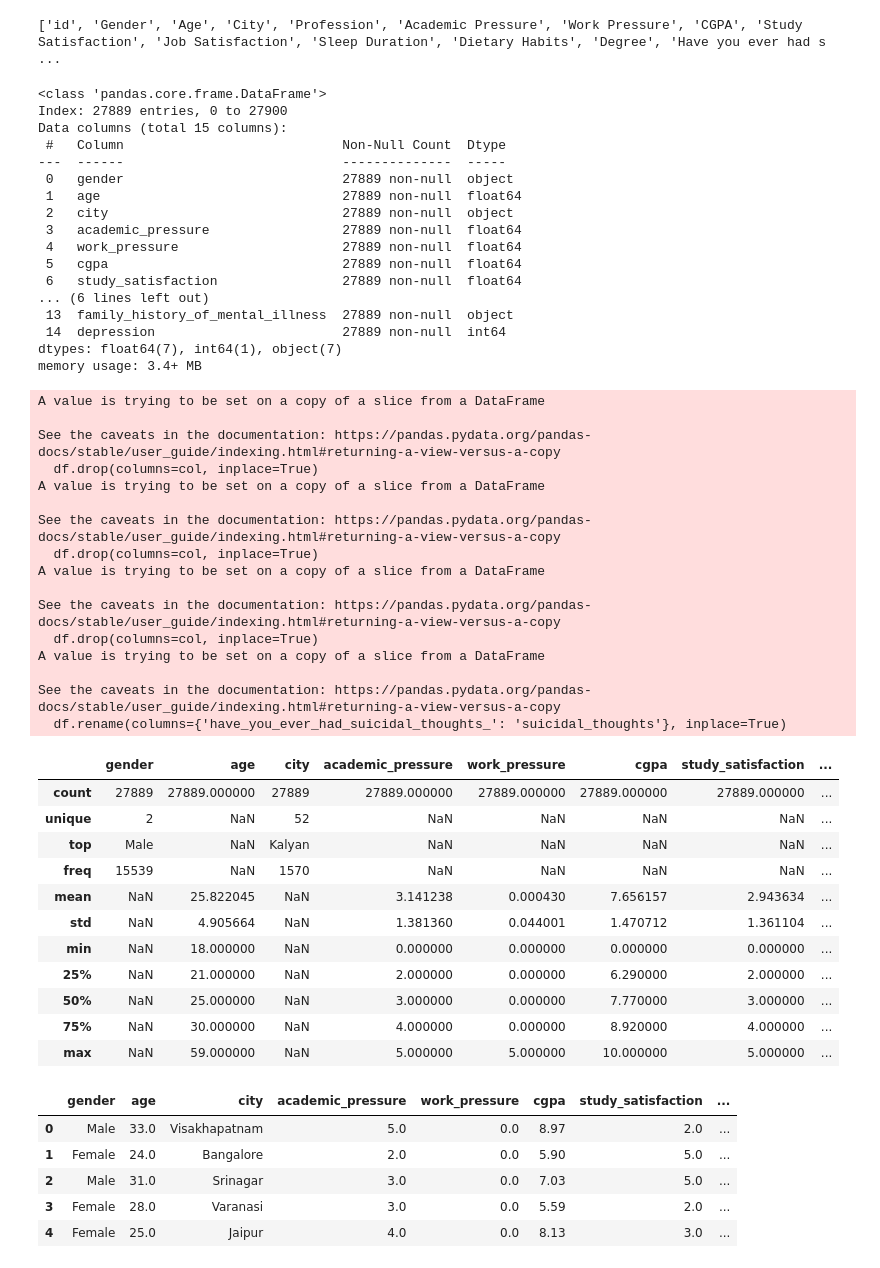
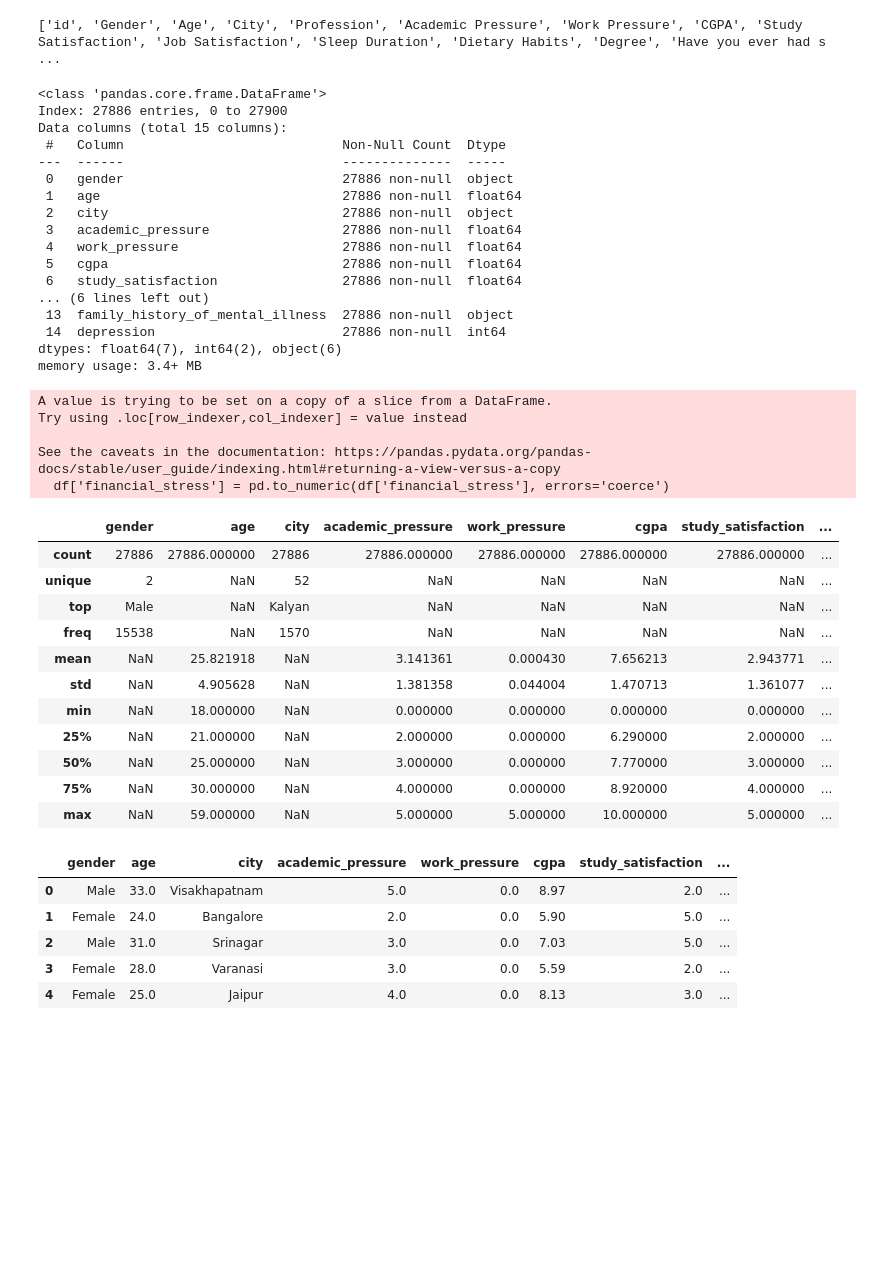
Before and after one commit to JustinCordova/student-depression-prediction, a Jupyter notebook: main.ipynb, the cells around one changed output. Cells and saved outputs as stored; diff of their text form; code cells hidden in the pictures; blank space fills up the shorter version.

```diff
--- a/main.ipynb
+++ b/main.ipynb
@@ -66,61 +66,59 @@ print(df.columns.tolist())
 # %% [output]
 ['id', 'Gender', 'Age', 'City', 'Profession', 'Academic Pressure', 'Work Pressure', 'CGPA', 'Study Satisfaction', 'Job Satisfaction', 'Sleep Duration', 'Dietary Habits', 'Degree', 'Have you ever had s ...
 # %%
+# Preprocessing
+
 # Rename columns to lowercase and replace spaces/special characters with underscores
 df.columns = df.columns.str.strip().str.lower().str.replace(' ', '_').str.replace('/', '_').str.replace('?', '')
+df.rename(columns={'have_you_ever_had_suicidal_thoughts_': 'suicidal_thoughts'}, inplace=True)
 
+# Remove 'others' from dietary habits (counts as a null value)
 df = df[df['dietary_habits'] != 'Others']
 
-# Drop irrelavent columns
+# Convert financial_stress to numeric (drop non-numeric entries)
+df['financial_stress'] = pd.to_numeric(df['financial_stress'], errors='coerce')
+df = df.dropna(subset=['financial_stress'])
+df['financial_stress'] = df['financial_stress'].astype(int)
+
+# Drop irrelevant columns
 cols_to_remove = ['id', 'profession', 'degree']
 for col in cols_to_remove:
     if col in df.columns:
         df.drop(columns=col, inplace=True)
-df.rename(columns={'have_you_ever_had_suicidal_thoughts_': 'suicidal_thoughts'}, inplace=True)
+
 df.head()
 df.info()
 df.describe(include='all')
 # %% [output]
 <class 'pandas.core.frame.DataFrame'>
-Index: 27889 entries, 0 to 27900
+Index: 27886 entries, 0 to 27900
 Data columns (total 15 columns):
  #   Column                            Non-Null Count  Dtype
 ---  ------                            --------------  -----
- 0   gender                            27889 non-null  object
- 1   age                               27889 non-null  float64
- 2   city                              27889 non-null  object
- 3   academic_pressure                 27889 non-null  float64
- 4   work_pressure                     27889 non-null  float64
- 5   cgpa                              27889 non-null  float64
- 6   study_satisfaction                27889 non-null  float64
+ 0   gender                            27886 non-null  object
+ 1   age                               27886 non-null  float64
+ 2   city                              27886 non-null  object
+ 3   academic_pressure                 27886 non-null  float64
+ 4   work_pressure                     27886 non-null  float64
+ 5   cgpa                              27886 non-null  float64
+ 6   study_satisfaction                27886 non-null  float64
 ... (6 lines left out)
- 13  family_history_of_mental_illness  27889 non-null  object
- 14  depression                        27889 non-null  int64
-dtypes: float64(7), int64(1), object(7)
+ 13  family_history_of_mental_illness  27886 non-null  object
+ 14  depression                        27886 non-null  int64
+dtypes: float64(7), int64(2), object(6)
 memory usage: 3.4+ MB
-A value is trying to be set on a copy of a slice from a DataFrame
+A value is trying to be set on a copy of a slice from a DataFrame.
+Try using .loc[row_indexer,col_indexer] = value instead
 
 See the caveats in the documentation: https://pandas.pydata.org/pandas-docs/stable/user_guide/indexing.html#returning-a-view-versus-a-copy
-  df.drop(columns=col, inplace=True)
-A value is trying to be set on a copy of a slice from a DataFrame
-
-See the caveats in the documentation: https://pandas.pydata.org/pandas-docs/stable/user_guide/indexing.html#returning-a-view-versus-a-copy
-  df.drop(columns=col, inplace=True)
-A value is trying to be set on a copy of a slice from a DataFrame
-
-See the caveats in the documentation: https://pandas.pydata.org/pandas-docs/stable/user_guide/indexing.html#returning-a-view-versus-a-copy
-  df.drop(columns=col, inplace=True)
-A value is trying to be set on a copy of a slice from a DataFrame
-
-See the caveats in the documentation: https://pandas.pydata.org/pandas-docs/stable/user_guide/indexing.html#returning-a-view-versus-a-copy
-  df.rename(columns={'have_you_ever_had_suicidal_thoughts_': 'suicidal_thoughts'}, inplace=True)
+  df['financial_stress'] = pd.to_numeric(df['financial_stress'], errors='coerce')
 |  | gender | age | city | academic_pressure | work_pressure | cgpa | study_satisfaction | ... |
-| count | 27889 | 27889.000000 | 27889 | 27889.000000 | 27889.000000 | 27889.000000 | 27889.000000 | ... |
+| count | 27886 | 27886.000000 | 27886 | 27886.000000 | 27886.000000 | 27886.000000 | 27886.000000 | ... |
 | unique | 2 | NaN | 52 | NaN | NaN | NaN | NaN | ... |
 | top | Male | NaN | Kalyan | NaN | NaN | NaN | NaN | ... |
-| freq | 15539 | NaN | 1570 | NaN | NaN | NaN | NaN | ... |
-| mean | NaN | 25.822045 | NaN | 3.141238 | 0.000430 | 7.656157 | 2.943634 | ... |
-| std | NaN | 4.905664 | NaN | 1.381360 | 0.044001 | 1.470712 | 1.361104 | ... |
+| freq | 15538 | NaN | 1570 | NaN | NaN | NaN | NaN | ... |
+| mean | NaN | 25.821918 | NaN | 3.141361 | 0.000430 | 7.656213 | 2.943771 | ... |
+| std | NaN | 4.905628 | NaN | 1.381358 | 0.044004 | 1.470713 | 1.361077 | ... |
 | min | NaN | 18.000000 | NaN | 0.000000 | 0.000000 | 0.000000 | 0.000000 | ... |
 | 25% | NaN | 21.000000 | NaN | 2.000000 | 0.000000 | 6.290000 | 2.000000 | ... |
 | 50% | NaN | 25.000000 | NaN | 3.000000 | 0.000000 | 7.770000 | 3.000000 | ... |
```
Also changed, not shown: parts of 13 cells of this notebook.
